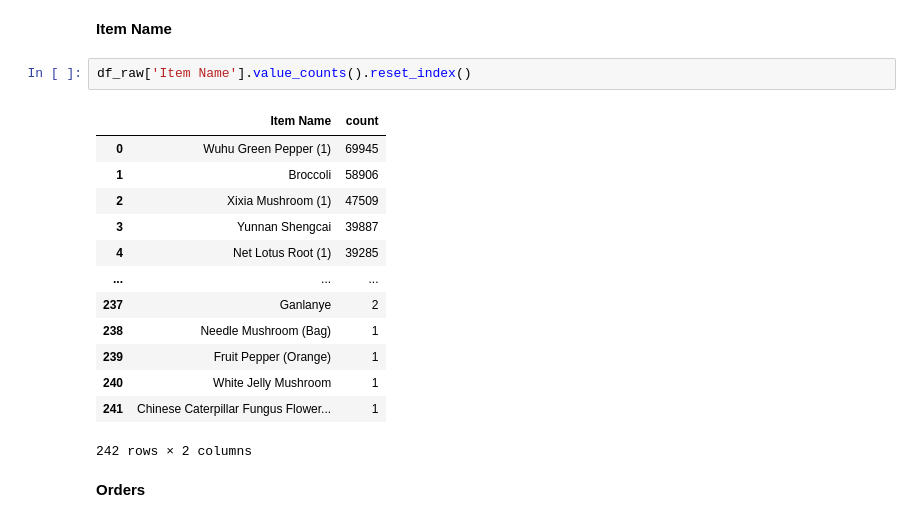
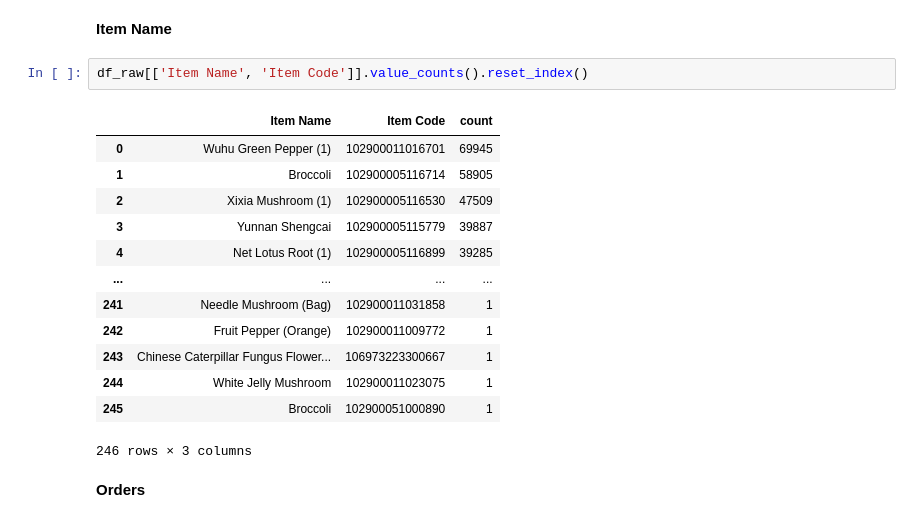
Before and after one commit to Krupique/mlops-projects, a Jupyter notebook: 03-supermarket_sales_data/data_analysis.ipynb, the cells around one changed output. Saved outputs shown, nothing was run; the diff lists cells and outputs as text.

```diff
--- a/03-supermarket_sales_data/data_analysis.ipynb
+++ b/03-supermarket_sales_data/data_analysis.ipynb
@@ -86,21 +86,21 @@ dtype: int64
 # %% [markdown]
 **Item Name**
 # %%
-df_raw['Item Name'].value_counts().reset_index()
+df_raw[['Item Name', 'Item Code']].value_counts().reset_index()
 # %% [output]
-|  | Item Name | count |
-| 0 | Wuhu Green Pepper (1) | 69945 |
-| 1 | Broccoli | 58906 |
-| 2 | Xixia Mushroom (1) | 47509 |
-| 3 | Yunnan Shengcai | 39887 |
-| 4 | Net Lotus Root (1) | 39285 |
-| ... | ... | ... |
-| 237 | Ganlanye | 2 |
-| 238 | Needle Mushroom (Bag) | 1 |
-| 239 | Fruit Pepper (Orange) | 1 |
-| 240 | White Jelly Mushroom | 1 |
-| 241 | Chinese Caterpillar Fungus Flower... | 1 |
+|  | Item Name | Item Code | count |
+| 0 | Wuhu Green Pepper (1) | 102900011016701 | 69945 |
+| 1 | Broccoli | 102900005116714 | 58905 |
+| 2 | Xixia Mushroom (1) | 102900005116530 | 47509 |
+| 3 | Yunnan Shengcai | 102900005115779 | 39887 |
+| 4 | Net Lotus Root (1) | 102900005116899 | 39285 |
+| ... | ... | ... | ... |
+| 241 | Needle Mushroom (Bag) | 102900011031858 | 1 |
+| 242 | Fruit Pepper (Orange) | 102900011009772 | 1 |
+| 243 | Chinese Caterpillar Fungus Flower... | 106973223300667 | 1 |
+| 244 | White Jelly Mushroom | 102900011023075 | 1 |
+| 245 | Broccoli | 102900051000890 | 1 |
-242 rows × 2 columns
+246 rows × 3 columns
 # %% [markdown]
 **Orders**
 # %%
```
Also changed, not shown: parts of 5 cells of this notebook, 1 other file.
